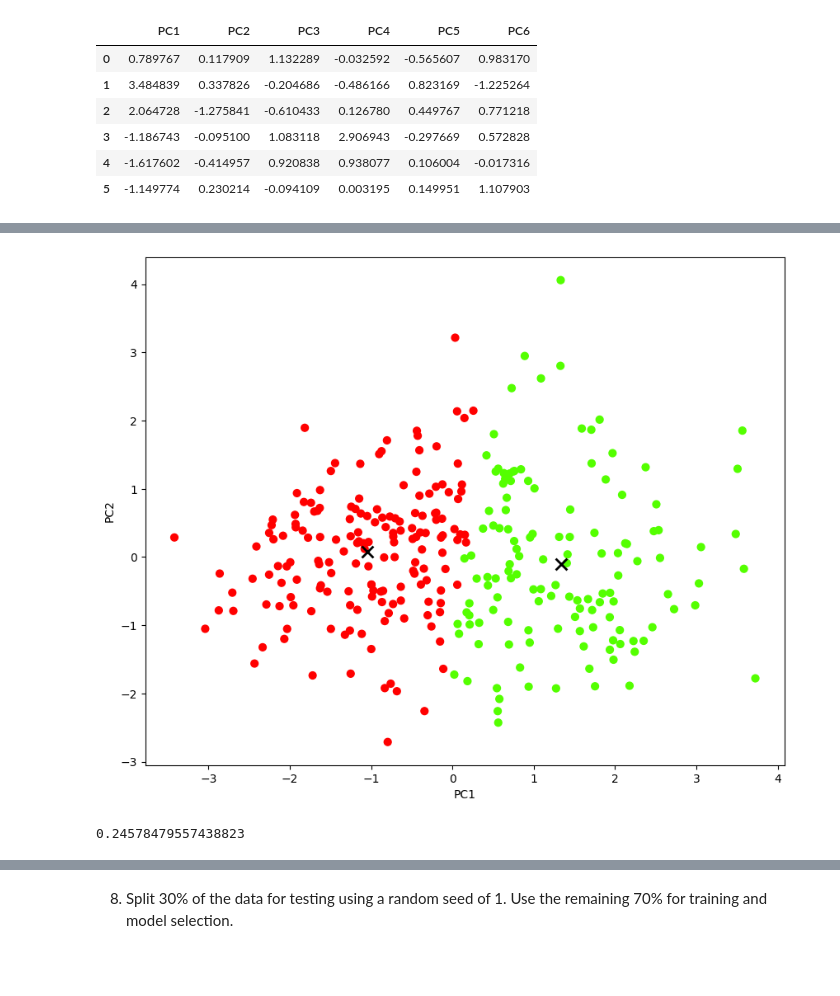
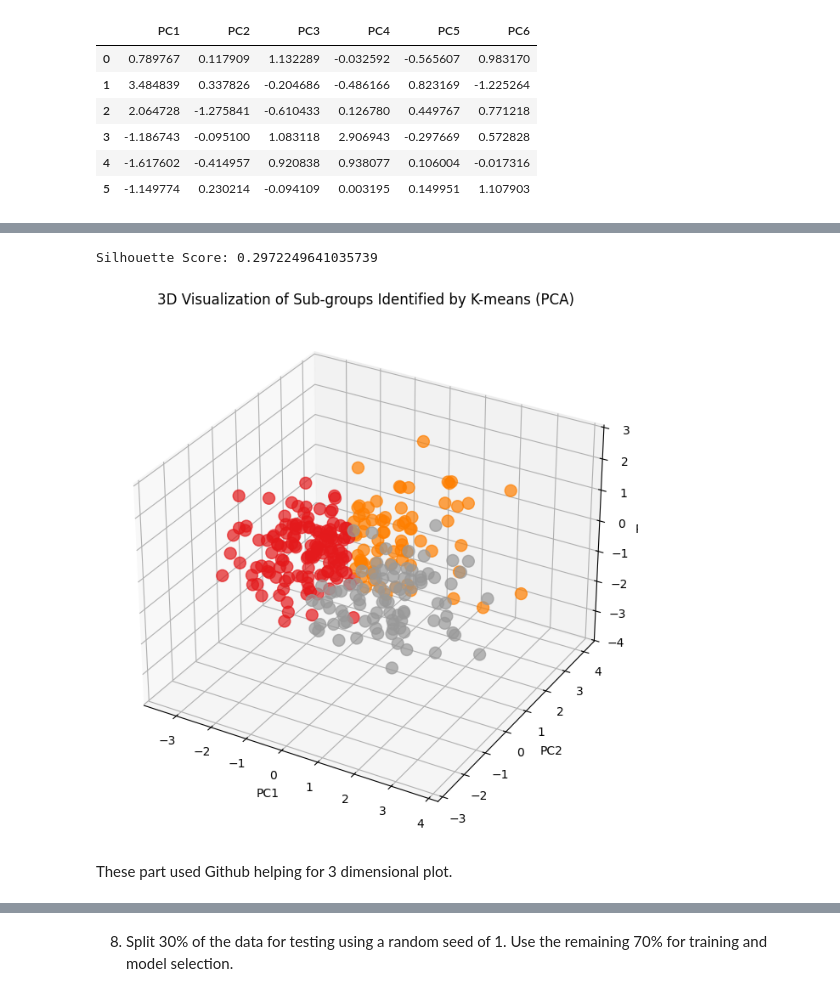
Before and after one commit to martin070904/clus-mar117, a Jupyter notebook: test.ipynb, the cells around one changed output, grey strips where cells are left out. Saved outputs shown, nothing was run; the diff lists cells and outputs as text; code cells hidden in the pictures; blank space fills up the shorter version.

```diff
--- a/test.ipynb
+++ b/test.ipynb
@@ -368,23 +359,26 @@ np.float64(0.5290686246444745)
-# %%
-fit_X = pca_X.fit_transform(X)
-
-k_m.fit(fit_X)
-
-plt.figure(figsize=(10,8))
-
-plt.scatter(pca_X.fit_transform(X)[:,0], pca_X.fit_transform(X)[:,1], s=40, c=k_m.labels_, cmap=plt.cm.prism)
-
-plt.scatter(k_m.cluster_centers_[:,0], k_m.cluster_centers_[:,1], marker='x', s=100, c='k', linewidth=2)
-
-plt.xlabel('PC1')
-
-plt.ylabel('PC2')
-
-plt.show()
-# %% [output]
-[figure, removed]
-# %%
-adj_score=adjusted_rand_score(all_transed['num'], k_m.labels_)
-adj_score
-# %% [output]
-0.24578479557438823
+# %%
+pca = PCA(n_components=3)
+X_pca = pca.fit_transform(X)
+
+kmeans = KMeans(n_clusters=3, random_state=0)
+kmeans.fit(X_pca)
+labels = kmeans.labels_
+# %%
+sil_score = silhouette_score(X_pca, labels)
+print(f"Silhouette Score: {sil_score}")
+# %% [output]
+Silhouette Score: 0.2972249641035739
+# %%
+fig = plt.figure(figsize=(10,8))
+ax = fig.add_subplot(111, projection='3d')
+
+ax.scatter(X_pca[:, 0], X_pca[:, 1], X_pca[:, 2], c=labels, cmap='Set1', s=100, alpha=0.7)
+ax.set_title('3D Visualization of Sub-groups Identified by K-means (PCA)')
+ax.set_xlabel('PC1')
+ax.set_ylabel('PC2')
+ax.set_zlabel('PC3')
+plt.show()
+# %% [output]
+[figure, added]
+# %% [markdown]
+These part used Github helping for 3 dimensional plot.
```
Also changed, not shown: parts of 14 cells of this notebook.
